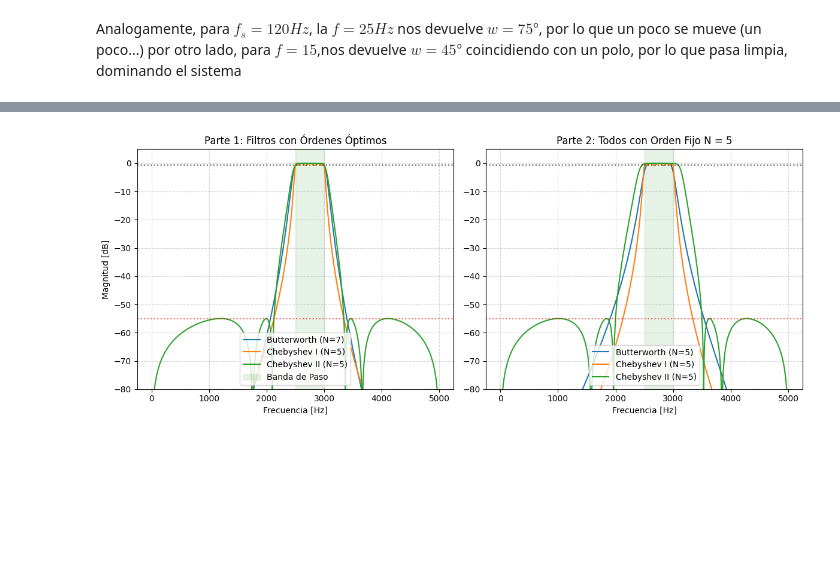
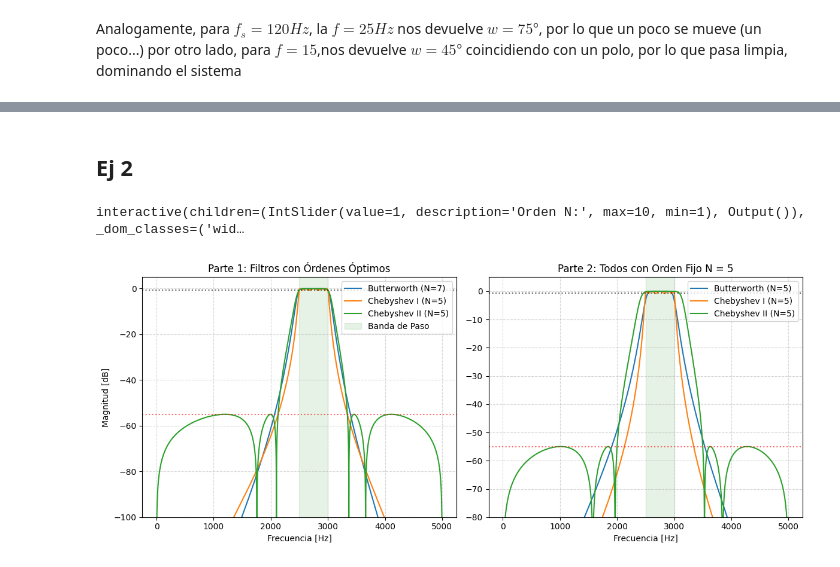
Before and after one commit to s4nt1lu1/pds, a Jupyter notebook: PDS_TP3_FiltrosIIR.ipynb, the cells around one changed output, grey strips where cells are left out. Cells and saved outputs as stored; diff of their text form; code cells hidden in the pictures; blank space fills up the shorter version.

```diff
--- a/PDS_TP3_FiltrosIIR.ipynb
+++ b/PDS_TP3_FiltrosIIR.ipynb
@@ -398,20 +318,66 @@ a (Denominador): [ 1.00000000e+00 -3.19726920e-16  9.19973003e-01 -8.95235376e-1
+# %% [markdown]
+## Ej 2
+# %%
+import numpy as np
+import matplotlib.pyplot as plt
+from scipy import signal
+import ipywidgets as widgets
+from IPython.display import display # Importación requerida para forzar salida visual
+from ipywidgets import interactive  # Importación de contenedor interactivo
+
+# Constantes del sistema
+fc = 500
+fs = 2000
+omega_c = (2 * np.pi * fc) / fs
+Omega_c = 2 * fs * np.tan(omega_c / 2)
+#el famoso prewarping: al hacer la bilineal,
+#se comprimen las frecuencias cerca de la freq de nyquist: esto deforma para caer en el 500
+
+def actualizar_grafico(N):
+    plt.figure(figsize=(10, 6))
+
+    b_lp, a_lp = signal.butter(N, Wn=1.0, btype='low', analog=True)
+    b_hp_analog, a_hp_analog = signal.lp2hp(b_lp, a_lp, Omega_c)
+    b_digital, a_digital = signal.bilinear(b_hp_analog, a_hp_analog, fs=fs)
+
+    w, h = signal.freqz(b_digital, a_digital, worN=8000)
+    frecuencias_hz = w * fs / (2 * np.pi)
+    magnitud_db = 20 * np.log10(np.abs(h))
+
+    magnitud_db[np.isinf(magnitud_db)] = -60
+
+    plt.plot(frecuencias_hz, magnitud_db, label=f'Orden N = {N}', linewidth=2)
+    plt.axvline(fc, color='red', linestyle=':', alpha=0.8, label=f'Corte ({fc} Hz)')
+    plt.axhline(-3, color='gray', linestyle='--', alpha=0.5, label='Límite -3 dB')
+
+    plt.title('Diagrama de Bode Interactivo: Filtro Pasa-Altos')
+    plt.xlabel('Frecuencia [Hz]')
+    plt.ylabel('Magnitud [dB]')
+    plt.ylim([-60, 5])
+    plt.xlim([0, fs/2])
+    plt.grid(True, which='both', linestyle='--', alpha=0.5)
+    plt.legend(loc='lower right')
+    plt.show()
+
+# Contenedor explícito de interfaz y orden de visualización
+deslizador = widgets.IntSlider(min=1, max=10, step=1, value=1, description='Orden N:')
+interfaz = interactive(actualizar_grafico, N=deslizador)
+display(interfaz)
+# %% [output]
+interactive(children=(IntSlider(value=1, description='Orden N:', max=10, min=1), Output()), _dom_classes=('wid…
 # %%
 import numpy as np
 import matplotlib.pyplot as plt
 from scipy import signal
 
-# =====================================================================
-# 1. PLANTILLA DE ESPECIFICACIONES (DATOS DEL ENUNCIADO)
-# =====================================================================
-fs = 10000          # Frecuencia de muestreo: 10 kHz
+fs = 10000          # muestreo a 10 kHz
 nyq = fs / 2        # Frecuencia de Nyquist: 5 kHz
 
-# Frecuencias críticas en Hz
 fp1, fp2 = 2500, 3000   # Banda de paso
-# Las bandas de transición son de 500 Hz como máximo
-fs1, fs2 = fp1 - 500, fp2 + 500  # 2000 Hz y 3500 Hz (Banda de parada)
+# bandas de transición de 500 Hz como máximo
+fs1, fs2 = fp1 - 500, fp2 + 500  # 2000 Hz y 3500 Hz (stopband)
 
-# Frecuencias normalizadas respecto a Nyquist (rango 0 a 1)
+# frecuencias normalizadas respecto a Nyquist (rango 0 a 1)
 wp = [fp1 / nyq, fp2 / nyq]
 ws = [fs1 / nyq, fs2 / nyq]
 
@@ -421,7 +387,7 @@ gstop = 55.0  # Atenuación mínima requerida en la banda de rechazo (dB)
 
 #  Diseño con optimos
 
-# Calcular órdenes mínimos óptimos y frecuencias naturales de corte (Wn)
+# órdenes optimizados y frecuencias naturales de corte (Wn)
 N_butt, Wn_butt = signal.buttord(wp, ws, gpass, gstop)
 N_cheb1, Wn_cheb1 = signal.cheb1ord(wp, ws, gpass, gstop)
 N_cheb2, Wn_cheb2 = signal.cheb2ord(wp, ws, gpass, gstop)
@@ -434,12 +400,12 @@ b_cheb2, a_cheb2 = signal.cheby2(N_cheb2, gstop, Wn_cheb2, btype='bandpass')
 # Diseño con el menor de los optimos
 menor_orden = min(N_butt, N_cheb1, N_cheb2)
 
-# Forzamos el diseño de los tres filtros usando ese orden fijo
+# diseño los tres filtros usando ese orden fijo
 b_butt_fijo, a_butt_fijo = signal.butter(menor_orden, wp, btype='bandpass')
 b_cheb1_fijo, a_cheb1_fijo = signal.cheby1(menor_orden, gpass, wp, btype='bandpass')
 b_cheb2_fijo, a_cheb2_fijo = signal.cheby2(menor_orden, gstop, ws, btype='bandpass')
 
-# Generamos las respuestas en frecuencia
+# yyy las respuestas en frecuencia...
 w, h_butt = signal.freqz(b_butt, a_butt, worN=8000)
 _, h_cheb1 = signal.freqz(b_cheb1, a_cheb1, worN=8000)
 _, h_cheb2 = signal.freqz(b_cheb2, a_cheb2, worN=8000)
@@ -455,35 +421,35 @@ plt.figure(figsize=(12, 5))
 plt.subplot(1, 2, 1)
 plt.plot(frecuencias_hz, 20 * np.log10(np.abs(h_butt)), label=f'Butterworth (N={N_butt})')
 plt.plot(frecuencias_hz, 20 * np.log10(np.abs(h_cheb1)), label=f'Chebyshev I (N={N_cheb1})')
 plt.plot(frecuencias_hz, 20 * np.log10(np.abs(h_cheb2)), label=f'Chebyshev II (N={N_cheb2})')
 
 # Dibujar líneas guía de la plantilla para verificar cumplimiento
 plt.axvspan(fp1, fp2, color='green', alpha=0.1, label='Banda de Paso')
 plt.axhline(-gpass, color='black', linestyle=':', alpha=0.6)
 plt.axhline(-gstop, color='red', linestyle=':', alpha=0.6)
 plt.title('Parte 1: Filtros con Órdenes Óptimos')
 plt.xlabel('Frecuencia [Hz]')
 plt.ylabel('Magnitud [dB]')
-plt.ylim([-80, 5])
+plt.ylim([-100, 5])
 plt.grid(True, which='both', linestyle='--', alpha=0.5)
-plt.legend(loc='lower center')
+plt.legend(loc='upper right')
 
-# --- Gráfico 2: Orden Menor Fijo ---
+# Orden Menor Fijo ---
 plt.subplot(1, 2, 2)
 plt.plot(frecuencias_hz, 20 * np.log10(np.abs(h_butt_f)), label=f'Butterworth (N={menor_orden})')
 plt.plot(frecuencias_hz, 20 * np.log10(np.abs(h_cheb1_f)), label=f'Chebyshev I (N={menor_orden})')
 plt.plot(frecuencias_hz, 20 * np.log10(np.abs(h_cheb2_f)), label=f'Chebyshev II (N={menor_orden})')
 
 plt.axvspan(fp1, fp2, color='green', alpha=0.1)
 plt.axhline(-gpass, color='black', linestyle=':', alpha=0.6)
 plt.axhline(-gstop, color='red', linestyle=':', alpha=0.6)
 plt.title(f'Parte 2: Todos con Orden Fijo N = {menor_orden}')
 plt.xlabel('Frecuencia [Hz]')
 plt.ylim([-80, 5])
 plt.grid(True, which='both', linestyle='--', alpha=0.5)
-plt.legend(loc='lower center')
+plt.legend(loc='upper right')
 
 plt.tight_layout()
 plt.show()
 # %% [output]
-[figure, old version]
+[figure, new version]
```
Also changed, not shown: parts of 4 cells of this notebook, 1 other file.
